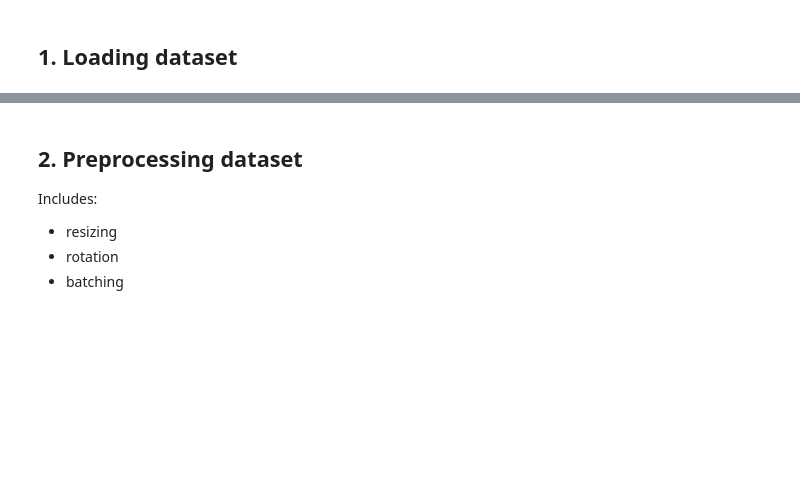
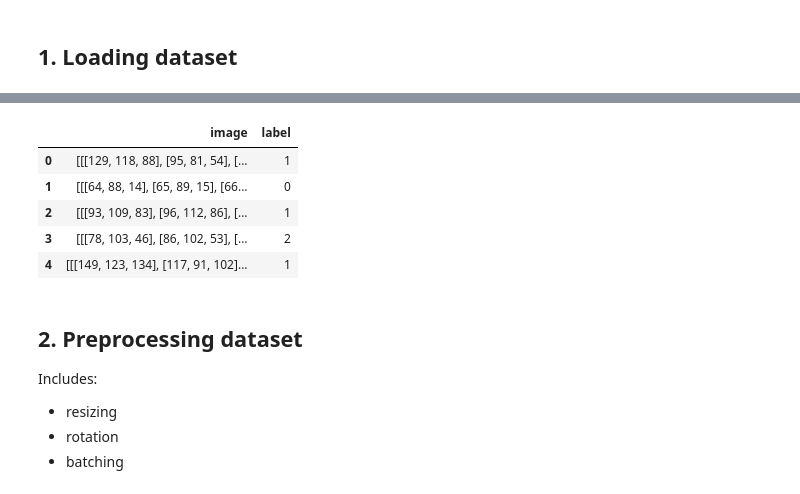
Before and after one commit to balooooooooo/bean-classification, a Jupyter notebook: imagine_classification.ipynb, the cells around one changed output, grey strips where cells are left out. Drawn from its saved outputs; the diff is of its cells as text; code cells hidden in the pictures; blank space fills up the shorter version.

```diff
--- a/imagine_classification.ipynb
+++ b/imagine_classification.ipynb
@@ -15,3 +49,14 @@ import tensorflow as tf
+# %%
+df_train = tfds.as_dataframe(ds_train, ds_info=ds_info)
+# %%
+df_train.head()
+# %% [output]
+|  | image | label |
+| 0 | [[[129, 118, 88], [95, 81, 54], [... | 1 |
+| 1 | [[[64, 88, 14], [65, 89, 15], [66... | 0 |
+| 2 | [[[93, 109, 83], [96, 112, 86], [... | 1 |
+| 3 | [[[78, 103, 46], [86, 102, 53], [... | 2 |
+| 4 | [[[149, 123, 134], [117, 91, 102]... | 1 |
 # %% [markdown]
 ## 2. Preprocessing dataset
 Includes:
```
Also changed, not shown: parts of 5 cells of this notebook.
